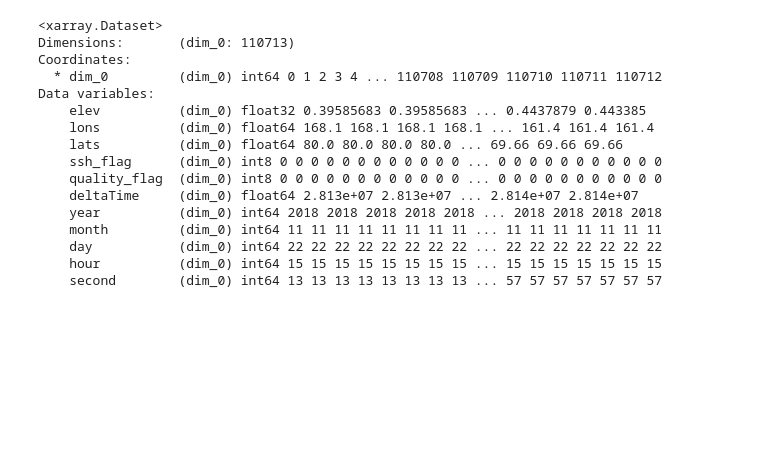
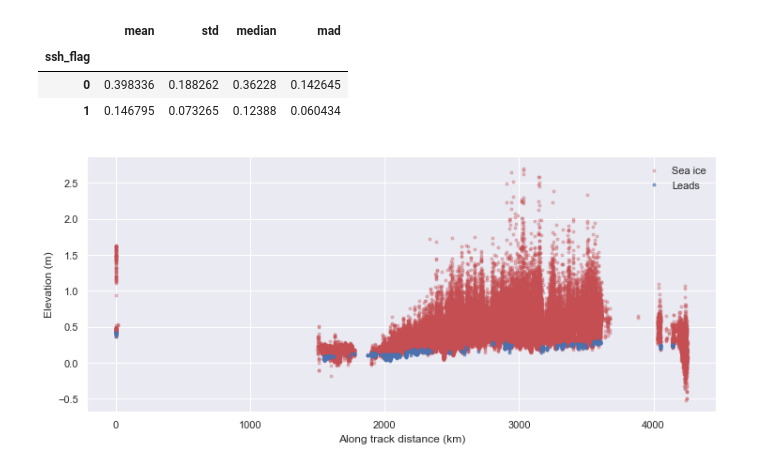
Before and after one commit to ICESAT-2HackWeek/tutorial_dev, a Jupyter notebook: seaice/ATL07.ipynb, the cells around one changed output. Saved outputs shown, nothing was run; the diff lists cells and outputs as text; code cells hidden in the pictures; blank space fills up the shorter version.

```diff
--- a/seaice/ATL07.ipynb
+++ b/seaice/ATL07.ipynb
@@ -134,0 +174,23 @@ dF.head(5)
+# %%
+# Do a groupby of the above data based on the ssh_flag.
+# Colour code the plot using the various calssifications.
+# e.g.
+dFstype=dF07.groupby('ssh_flag')
+dFstype['elev'].agg(['mean', 'std', 'median', 'mad'])
+# %% [output]
+|  | mean | std | median | mad |
+| ssh_flag |  |  |  |  |
+| 0 | 0.398336 | 0.188262 | 0.36228 | 0.142645 |
+| 1 | 0.146795 | 0.073265 | 0.12388 | 0.060434 |
+# %%
+dFstypeIce=dFstype.get_group(0)
+dFstypeLeads=dFstype.get_group(1)
+plt.figure(figsize=(12, 5))
+plt.plot((dFstypeIce.along_track_distance-dF07.along_track_distance[0])/1000., dFstypeIce.elev, color='r', marker='.', linestyle='None', label='Sea ice', alpha=0.3)
+plt.plot((dFstypeLeads.along_track_distance-dF07.along_track_distance[0])/1000., dFstypeLeads.elev, color='b', marker='.', linestyle='None',label='Leads', alpha=0.6)
+plt.legend(frameon=False)
+plt.xlabel('Along track distance (km)')
+plt.ylabel('Elevation (m)')
+plt.show()
+# %% [output]
+[figure, added]
@@ -135,22 +199,8 @@ dF.head(5)
 # %%
-import xarray as xr
-xr.Dataset(dF)
-xr.Dataset(dF2)
+# The different beams have different number of dimensions.
+# How do we merge them into a joint array?
+
+#import xarray as xr
+#xr.Dataset(dF)
+#xr.Dataset(dF)
 #xr.merge([dF, dF2], compat='no_conflicts')
-# %% [output]
-<xarray.Dataset>
-Dimensions:       (dim_0: 110713)
-Coordinates:
-  * dim_0         (dim_0) int64 0 1 2 3 4 ... 110708 110709 110710 110711 110712
-Data variables:
-    elev          (dim_0) float32 0.39585683 0.39585683 ... 0.4437879 0.443385
-    lons          (dim_0) float64 168.1 168.1 168.1 168.1 ... 161.4 161.4 161.4
-    lats          (dim_0) float64 80.0 80.0 80.0 80.0 ... 69.66 69.66 69.66
-    ssh_flag      (dim_0) int8 0 0 0 0 0 0 0 0 0 0 0 0 ... 0 0 0 0 0 0 0 0 0 0 0
-    quality_flag  (dim_0) int8 0 0 0 0 0 0 0 0 0 0 0 0 ... 0 0 0 0 0 0 0 0 0 0 0
-    deltaTime     (dim_0) float64 2.813e+07 2.813e+07 ... 2.814e+07 2.814e+07
-    year          (dim_0) int64 2018 2018 2018 2018 2018 ... 2018 2018 2018 2018
-    month         (dim_0) int64 11 11 11 11 11 11 11 11 ... 11 11 11 11 11 11 11
-    day           (dim_0) int64 22 22 22 22 22 22 22 22 ... 22 22 22 22 22 22 22
-    hour          (dim_0) int64 15 15 15 15 15 15 15 15 ... 15 15 15 15 15 15 15
-    second        (dim_0) int64 13 13 13 13 13 13 13 13 ... 57 57 57 57 57 57 57
```
Also changed, not shown: parts of 16 cells of this notebook, 3 other files.
